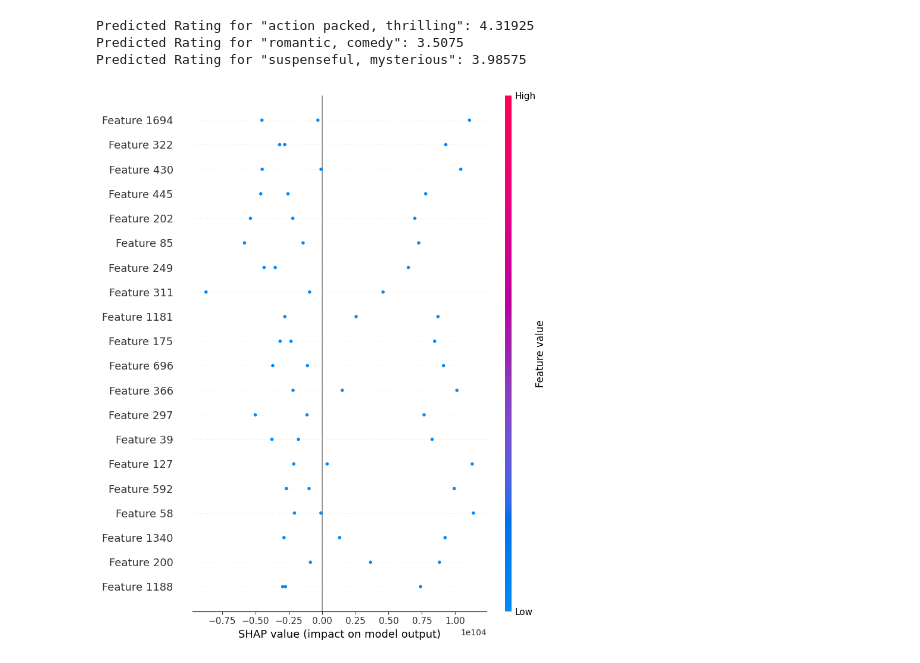
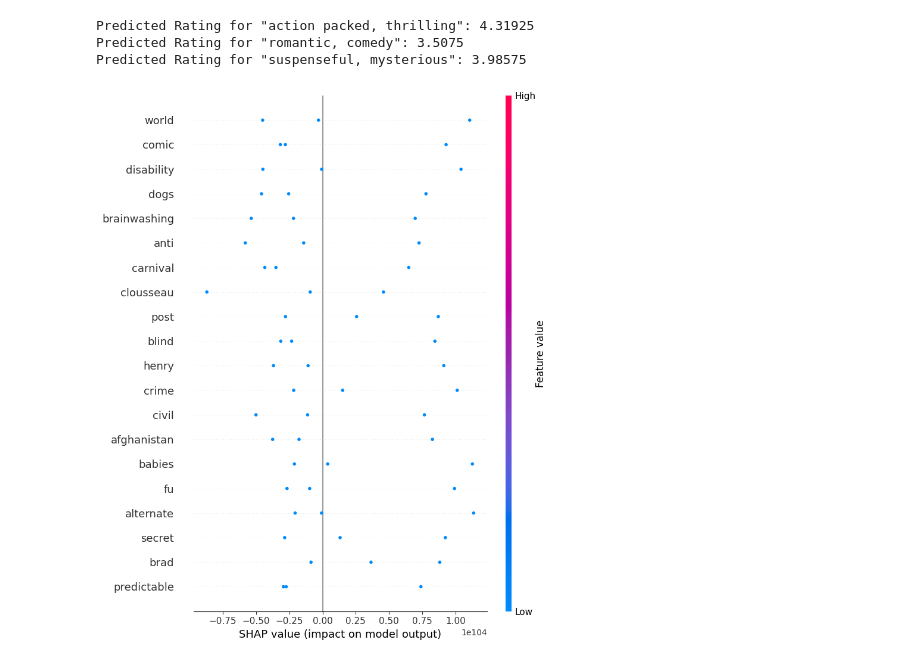
Before and after one commit to anathonic/Big-Data-Mining-Project, a Jupyter notebook: MovieLens.ipynb, the cells around one changed output. Cells and saved outputs as stored; diff of their text form; code cells hidden in the pictures.

Commit message:
shap features

```diff
--- a/MovieLens.ipynb
+++ b/MovieLens.ipynb
@@ -129,14 +129,19 @@ for tags, features in zip(new_movie_tags, new_movie_features):
 Predicted Rating for "action packed, thrilling": 4.31925
 Predicted Rating for "romantic, comedy": 3.5075
 Predicted Rating for "suspenseful, mysterious": 3.98575
+# %%
+feature_names = vectorizer.get_feature_names_out()
+feature_mapping = {i: feature_names[i] for i in range(len(feature_names))}
 # %%
 new_movie_features_array = np.vstack(new_movie_features)
 explainer = shap.TreeExplainer(model)
 shap_values = explainer.shap_values(new_movie_features_array, check_additivity=False)
-# %%
-shap.summary_plot(shap_values, new_movie_features_array)
-# %% [output]
-[figure, removed]
+# %%
+shap_values_df = pd.DataFrame(new_movie_features_array, columns=[feature_mapping[i] for i in range(len(feature_names))])
+# %%
+shap.summary_plot(shap_values, shap_values_df, feature_names=list(feature_mapping.values()))
+# %% [output]
+[figure, added]
 # %%
 shap.initjs()
 shap.force_plot(explainer.expected_value, shap_values[0], X_test[0])
```
Also changed, not shown: parts of 1 cell of this notebook.
